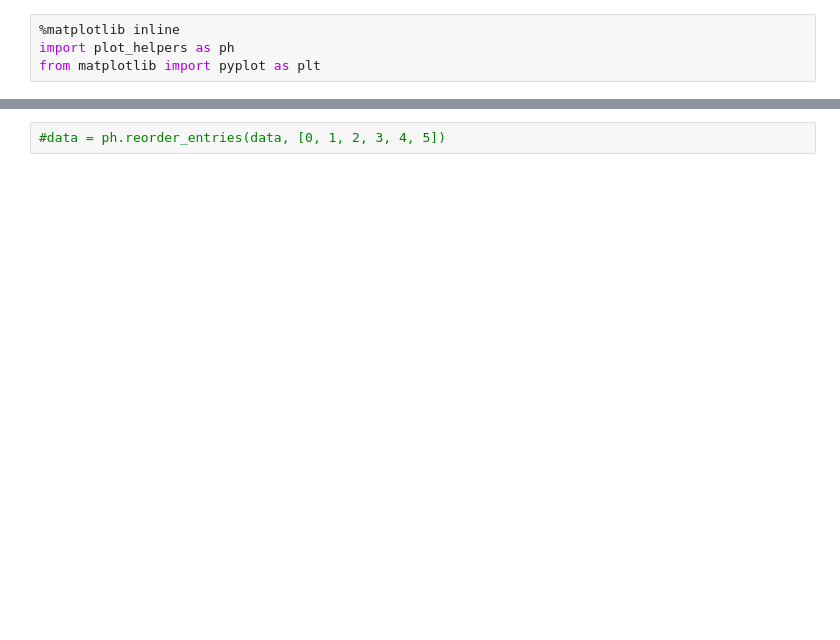
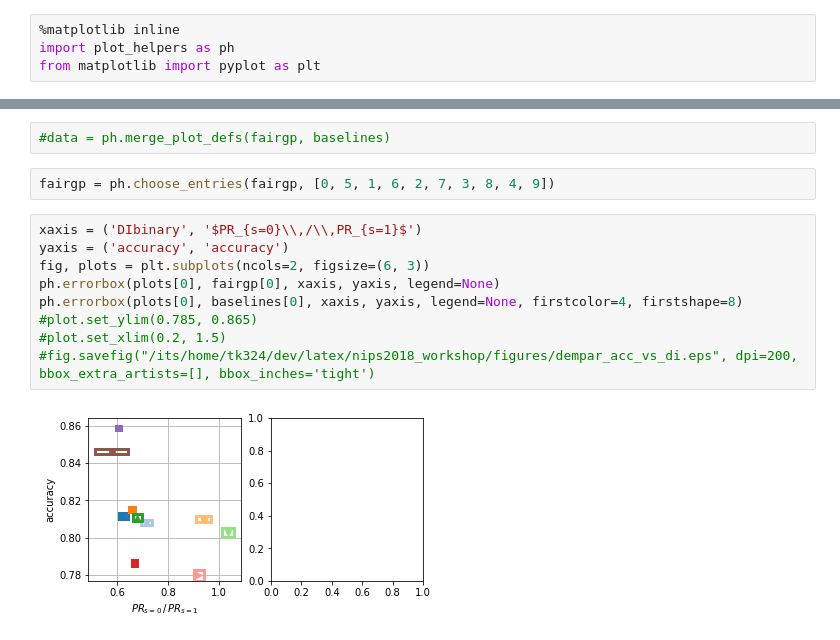
Before and after one commit to predictive-analytics-lab/fairness-comparison, a Jupyter notebook: analysis/dempar_workshop.ipynb, the cells around one changed output, grey strips where cells are left out. Saved outputs shown, nothing was run; the diff lists cells and outputs as text; blank space fills up the shorter version.

```diff
--- a/analysis/dempar_workshop.ipynb
+++ b/analysis/dempar_workshop.ipynb
@@ -23,2 +43,15 @@ data = fairgp
+# %%
+#data = ph.merge_plot_defs(fairgp, baselines)
 # %%
-#data = ph.reorder_entries(data, [0, 1, 2, 3, 4, 5])
+fairgp = ph.choose_entries(fairgp, [0, 5, 1, 6, 2, 7, 3, 8, 4, 9])
+# %%
+xaxis = ('DIbinary', '$PR_{s=0}\\,/\\,PR_{s=1}$')
+yaxis = ('accuracy', 'accuracy')
+fig, plots = plt.subplots(ncols=2, figsize=(6, 3))
+ph.errorbox(plots[0], fairgp[0], xaxis, yaxis, legend=None)
+ph.errorbox(plots[0], baselines[0], xaxis, yaxis, legend=None, firstcolor=4, firstshape=8)
+#plot.set_ylim(0.785, 0.865)
+#plot.set_xlim(0.2, 1.5)
+#fig.savefig("/its/home/tk324/dev/latex/nips2018_workshop/figures/dempar_acc_vs_di.eps", dpi=200, bbox_extra_artists=[], bbox_inches='tight')
+# %% [output]
+[figure, added]
```
Also changed, not shown: parts of 6 cells of this notebook, 2 other files.
